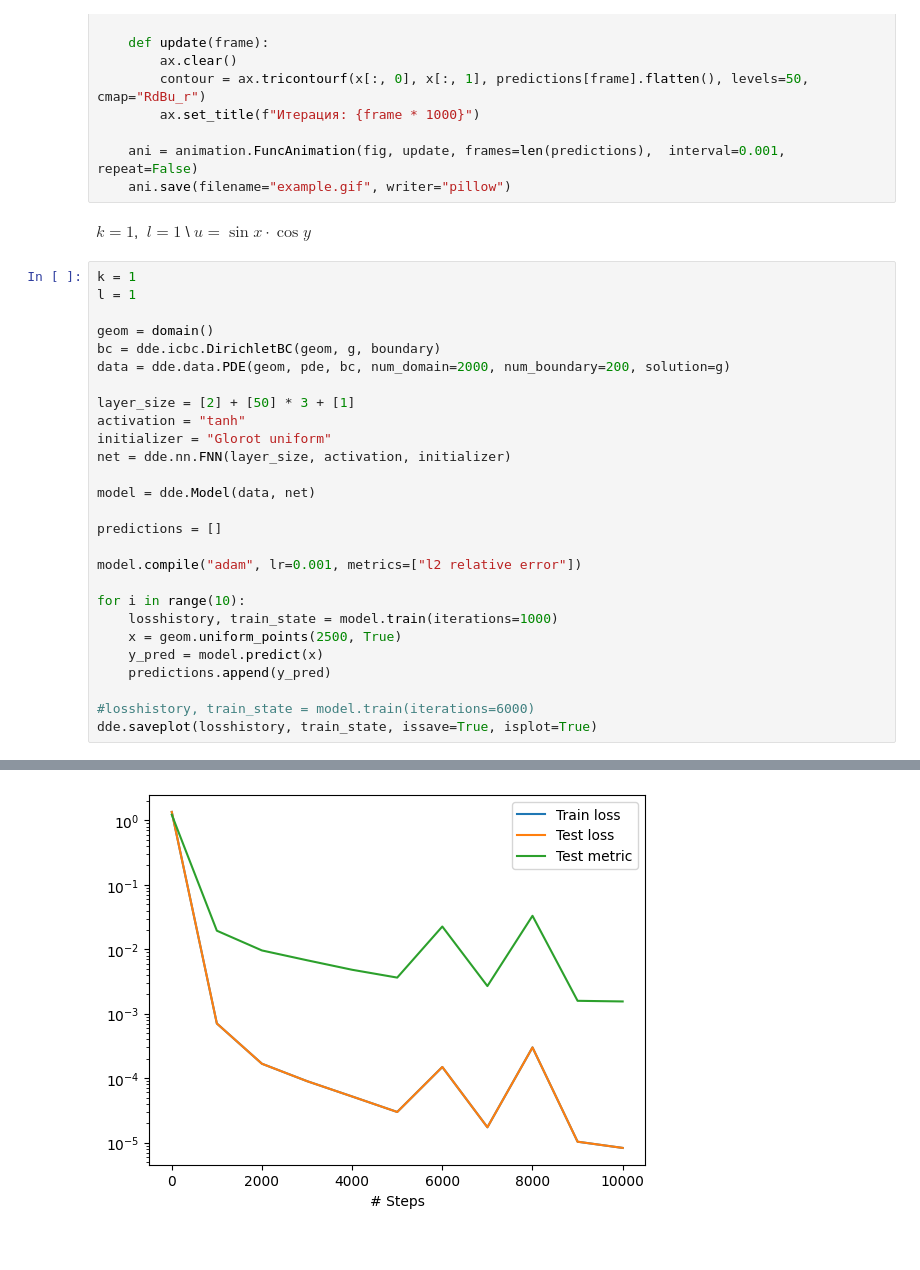
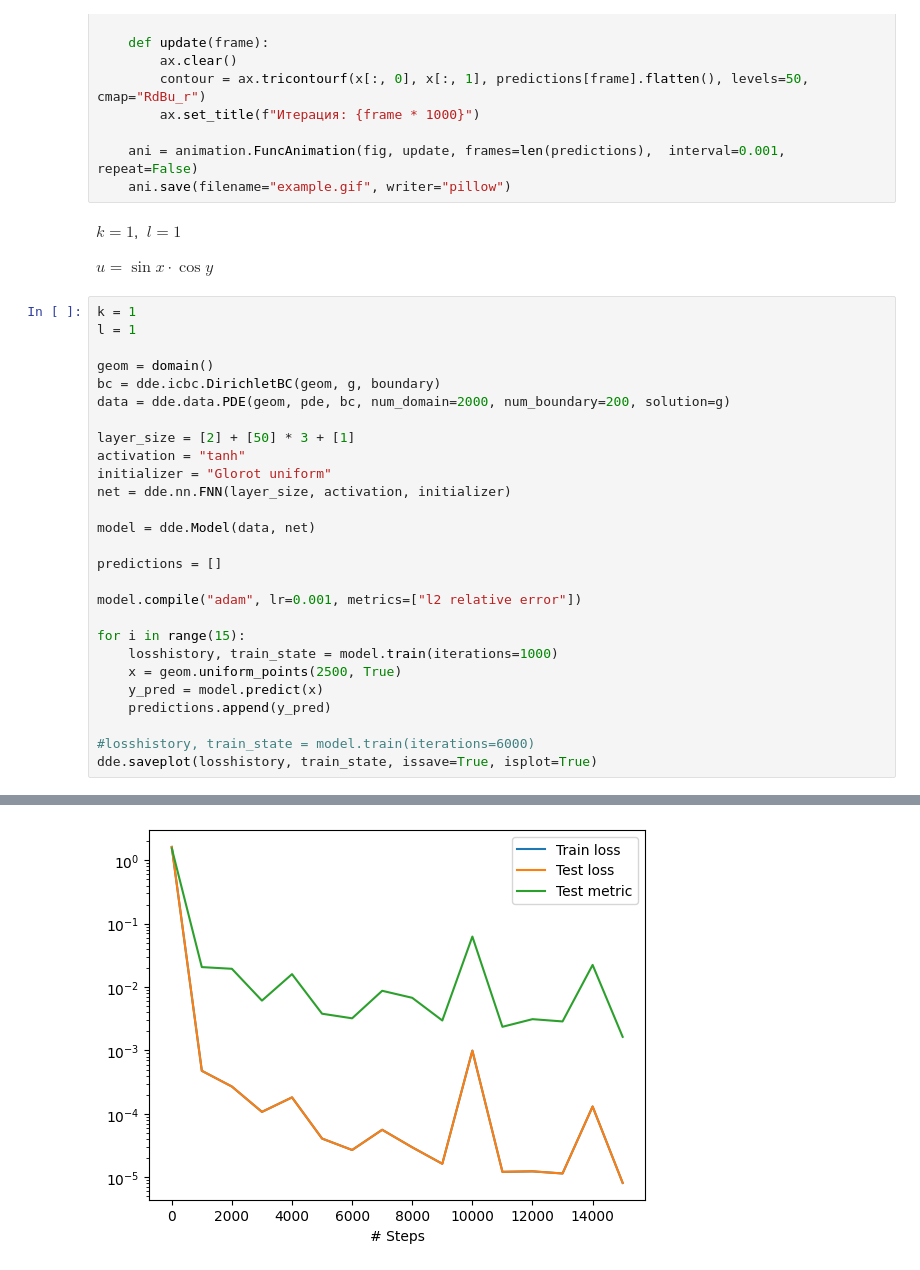
Before and after one commit to Pisarenkova/KT_2025, a Jupyter notebook: deepxde.ipynb, the cells around one changed output, grey strips where cells are left out. Cells and saved outputs as stored; diff of their text form.

```diff
--- a/deepxde.ipynb
+++ b/deepxde.ipynb
@@ -149,7 +149,8 @@ def animate_solution(predictions):
     ani = animation.FuncAnimation(fig, update, frames=len(predictions),  interval=0.001, repeat=False)
     ani.save(filename="example.gif", writer="pillow")
 # %% [markdown]
-$k=1$, $\;l=1$ \\
+$k=1$, $\;l=1$
+
 $u=\sin{x}⋅\cos{y}$
 # %%
 k = 1
@@ -170,7 +171,7 @@ predictions = []
 
 model.compile("adam", lr=0.001, metrics=["l2 relative error"])
 
-for i in range(10):
+for i in range(15):
     losshistory, train_state = model.train(iterations=1000)
     x = geom.uniform_points(2500, True)
     y_pred = model.predict(x)
@@ -195,8 +196,8 @@ Step      Train loss              Test loss               Test metric
 
 Saving loss history to /content/loss.dat ...
 Saving training data to /content/train.dat ...
 Saving test data to /content/test.dat ...
-[figure, old version]
+[figure, new version]
 [figure]
 # %%
 visualize_solution(model)
```
Also changed, not shown: parts of 11 cells of this notebook.
